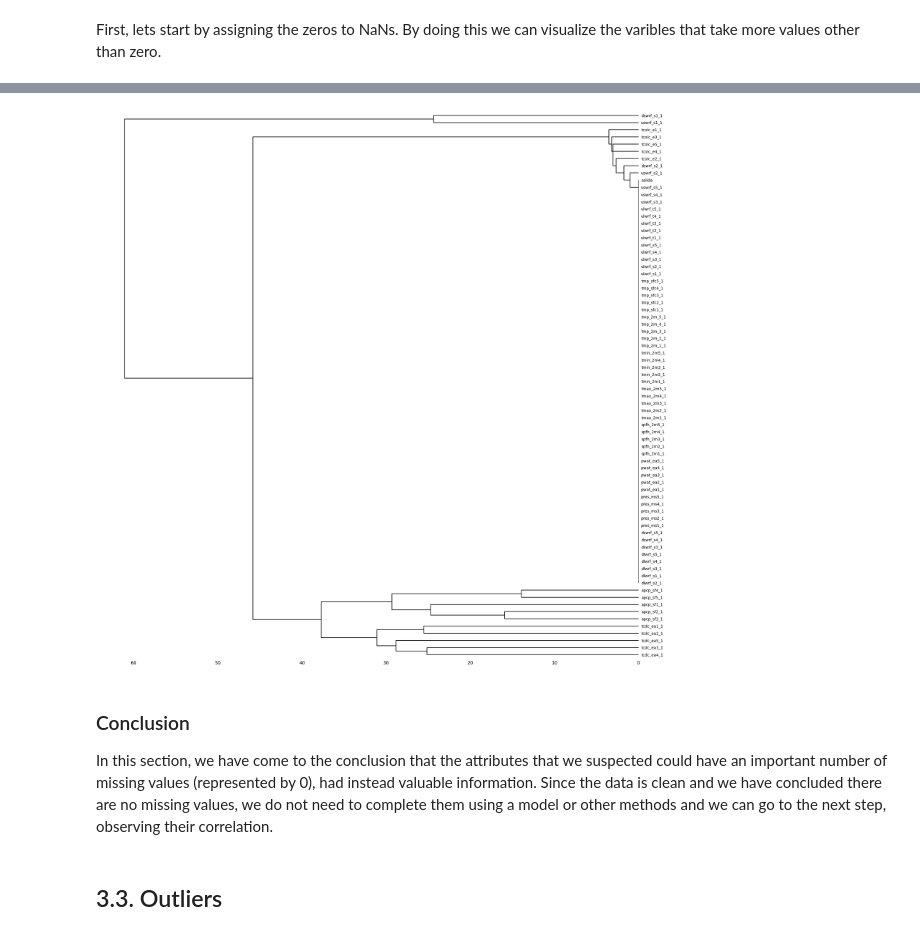
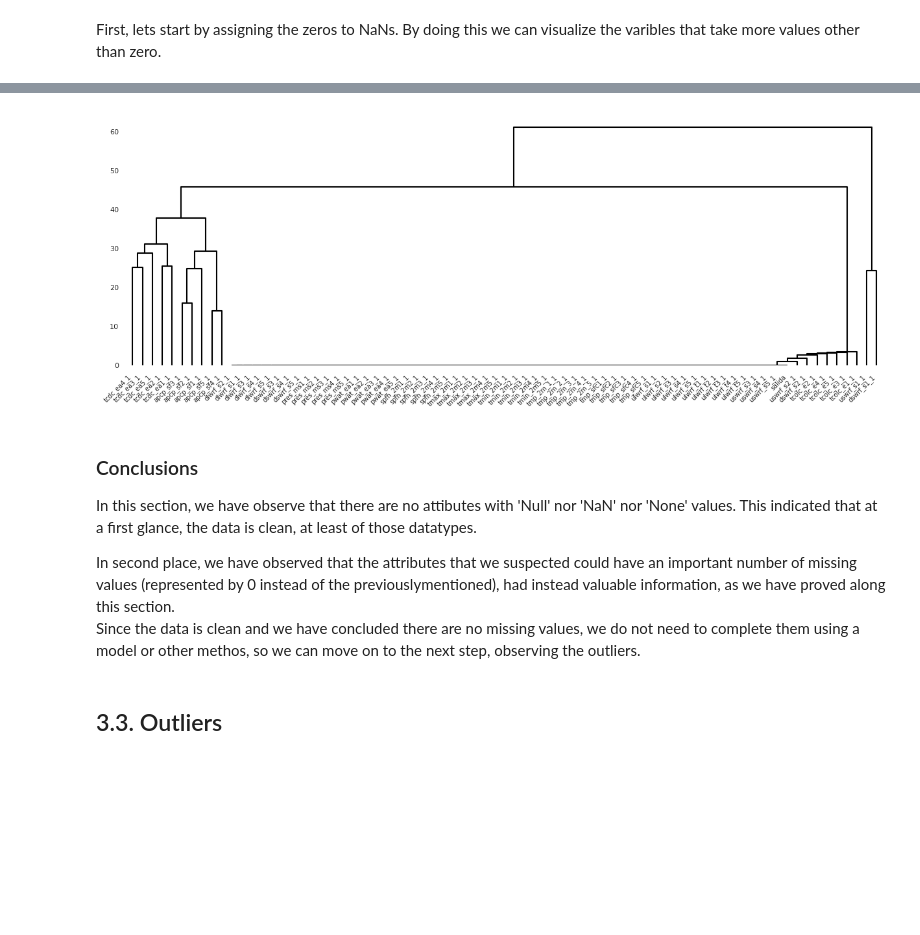
Before and after one commit to carlosiborra/AMS-2013-2014-Solar-Energy-Prediction-Contest, a Jupyter notebook: code/model.ipynb, the cells around one changed output, grey strips where cells are left out. Saved outputs shown, nothing was run; the diff lists cells and outputs as text; code cells hidden in the pictures; blank space fills up the shorter version.

Commit message:
🧹 Cleaned and fixed errors  - Made 1, 2, 3.1, & 3.2 more readable and user-friendly

```diff
--- a/code/model.ipynb
+++ b/code/model.ipynb
@@ -195,14 +207,15 @@ plt.savefig("../data/img/missing_values_heatmap.png")
 # %%
 """ Plotting the dendrogram """
-msno.dendrogram(disp_df_nan, fontsize=10)
+msno.dendrogram(disp_df_nan, orientation="top",fontsize=7, figsize=(15, 5))
 # Exporting image as png to ../data/img folder
 plt.savefig("../data/img/missing_values_dendrogram.png")
 # %% [output]
-[figure, old version]
+[figure, new version]
 # %% [markdown]
-### Conclusion
+### Conclusions
+In this section, we have observe that there are no attibutes with 'Null' nor 'NaN' nor 'None' values. This indicated that at a first glance, the data is clean, at least of those datatypes.
 
-In this section, we have come to the conclusion that the attributes that we suspected could have an important number of missing values (represented by 0), had instead valuable information. Since the data is clean and we have concluded there are no missing values, we do not need to complete them using a model or other methods and we can go to the next step, observing their correlation.
+In second place, we have observed that the attributes that we suspected could have an important number of missing values (represented by 0 instead of the previouslymentioned), had instead valuable information, as we have proved along this section.<br>Since the data is clean and we have concluded there are no missing values, we do not need to complete them using a model or other methos, so we can move on to the next step, observing the outliers.
 # %% [markdown]
 ## 3.3. Outliers
 # %%
```
Also changed, not shown: parts of 16 cells of this notebook, 5 other files.
